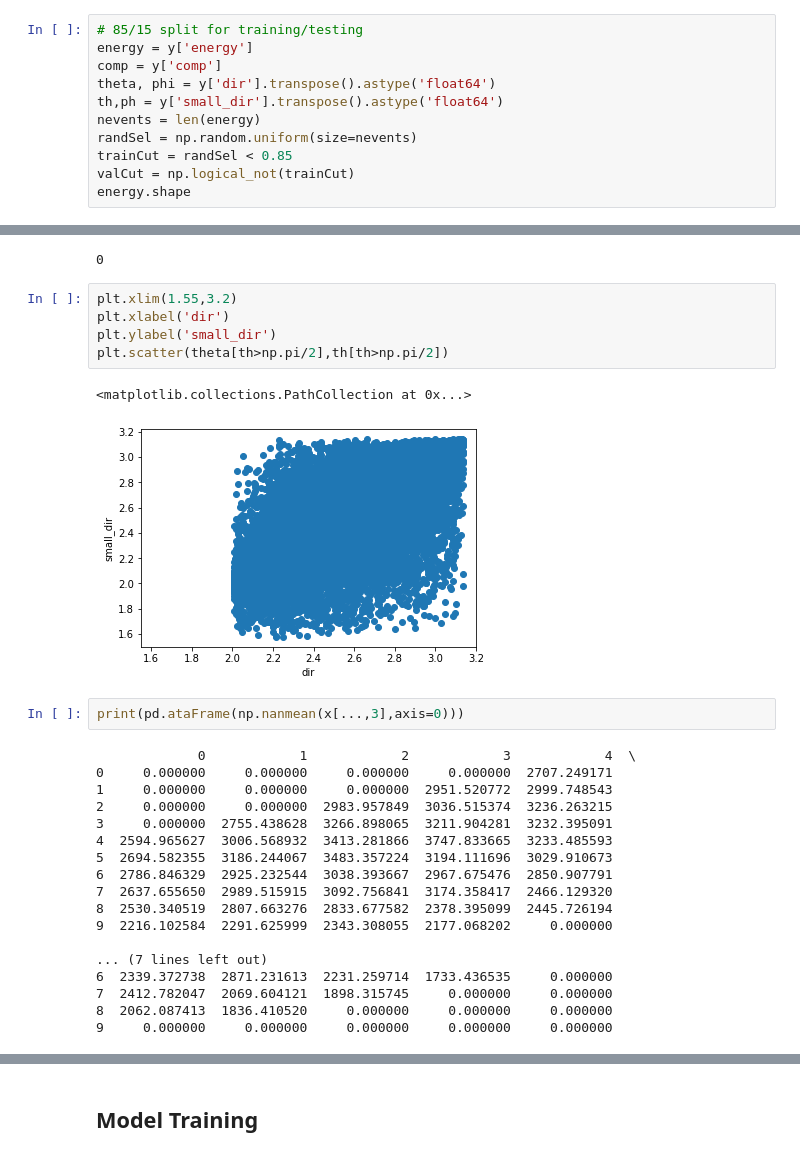
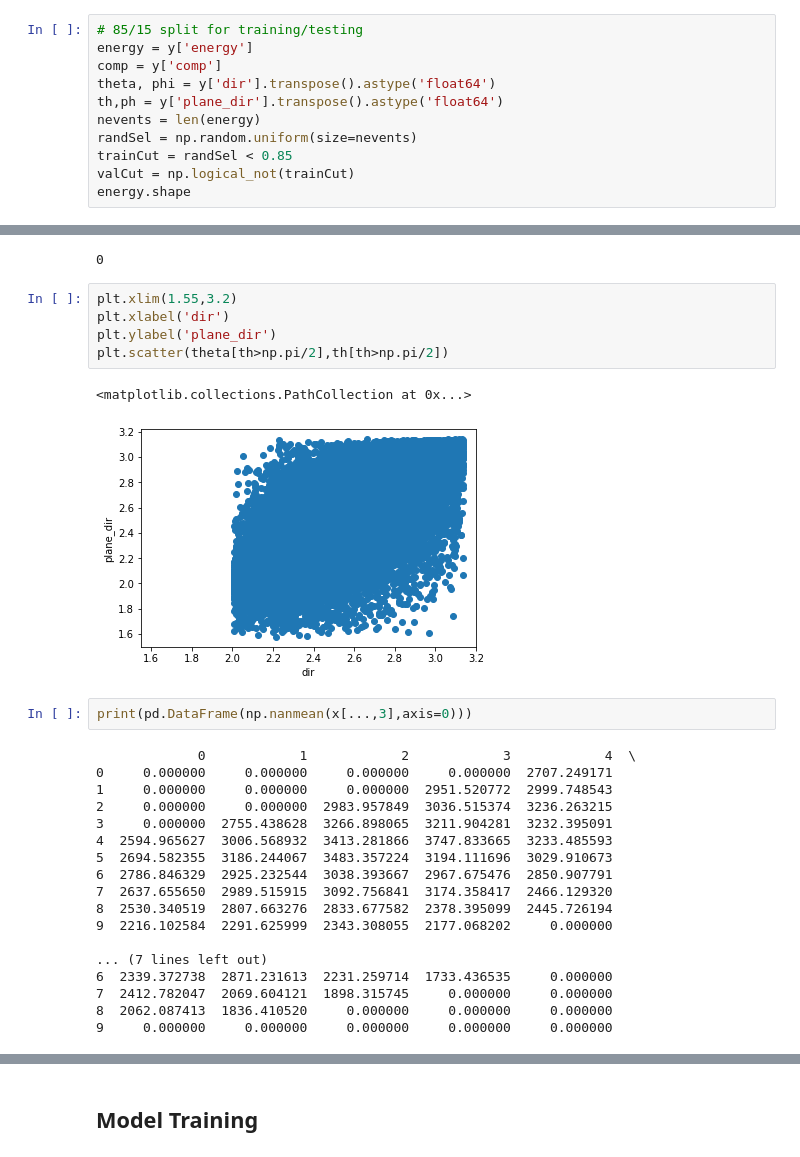
Before and after one commit to fmcnallyi3/icetop-cnn, a Jupyter notebook: sampleAnalysis.ipynb, the cells around one changed output, grey strips where cells are left out. Saved outputs shown, nothing was run; the diff lists cells and outputs as text.

```diff
--- a/sampleAnalysis.ipynb
+++ b/sampleAnalysis.ipynb
@@ -43,7 +43,7 @@ dict_keys(['comp', 'energy', 'dir', 'plane_dir', 'laputop_dir', 'small_dir'])
 energy = y['energy']
 comp = y['comp']
 theta, phi = y['dir'].transpose().astype('float64')
-th,ph = y['small_dir'].transpose().astype('float64')
+th,ph = y['plane_dir'].transpose().astype('float64')
 nevents = len(energy)
 randSel = np.random.uniform(size=nevents)
 trainCut = randSel < 0.85
@@ -134,13 +134,13 @@ np.count_nonzero(th==np.pi)
 # %%
 plt.xlim(1.55,3.2)
 plt.xlabel('dir')
-plt.ylabel('small_dir')
+plt.ylabel('plane_dir')
 plt.scatter(theta[th>np.pi/2],th[th>np.pi/2])
 # %% [output]
 <matplotlib.collections.PathCollection at 0x...>
-[figure, old version]
+[figure, new version]
 # %%
-print(pd.ataFrame(np.nanmean(x[...,3],axis=0)))
+print(pd.DataFrame(np.nanmean(x[...,3],axis=0)))
 # %% [output]
              0            1            2            3            4  \
 0     0.000000     0.000000     0.000000     0.000000  2707.249171
```
Also changed, not shown: parts of 13 cells of this notebook, 25 other files.
